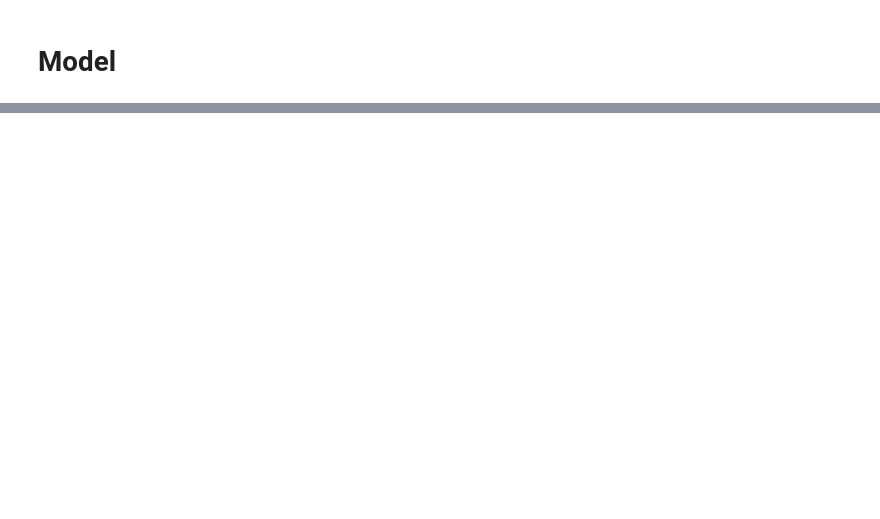
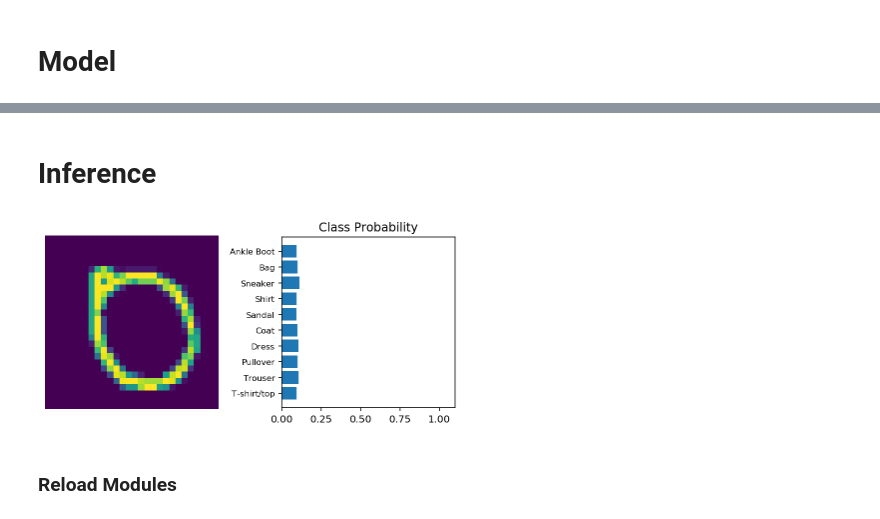
Before and after one commit to Psychofun/60daysofudacity, a Jupyter notebook: Section 1 - Differential Privacy.ipynb, the cells around one changed output, grey strips where cells are left out. Saved outputs shown, nothing was run; the diff lists cells and outputs as text; code cells hidden in the pictures; blank space fills up the shorter version.

```diff
--- a/Section 1 - Differential Privacy.ipynb
+++ b/Section 1 - Differential Privacy.ipynb
@@ -1036,0 +1016,43 @@ model
+# %% [markdown]
+# Inference
+# %%
+# Import helper module (should be in the repo)
+import helper
+
+# Test out your network!
+
+
+#set device
+device = torch.device("cuda" if torch.cuda.is_available() else "cpu")
+
+
+model.eval()
+
+dataiter = iter(testloader)
+images, labels = dataiter.next()
+img = images[0]
+
+
+img_gpu = img.cuda()
+#Move to GPU for inference
+#img = img.to(device)
+
+
+# Calculate the class probabilities (softmax) for img
+with torch.no_grad():
+    output = model.forward(img_gpu)
+
+ps = torch.exp(output)
+
+#Move to CPU  and convert to numpy to plot
+imge = img.view(1,28,28)
+img = img.cpu().float()
+
+
+
+# Plot the image and probabilities
+helper.view_classify(img, ps, version='Fashion')
+# %% [output]
+[figure, added]
+# %% [markdown]
+### Reload Modules
```
Also changed, not shown: parts of 29 cells of this notebook.
